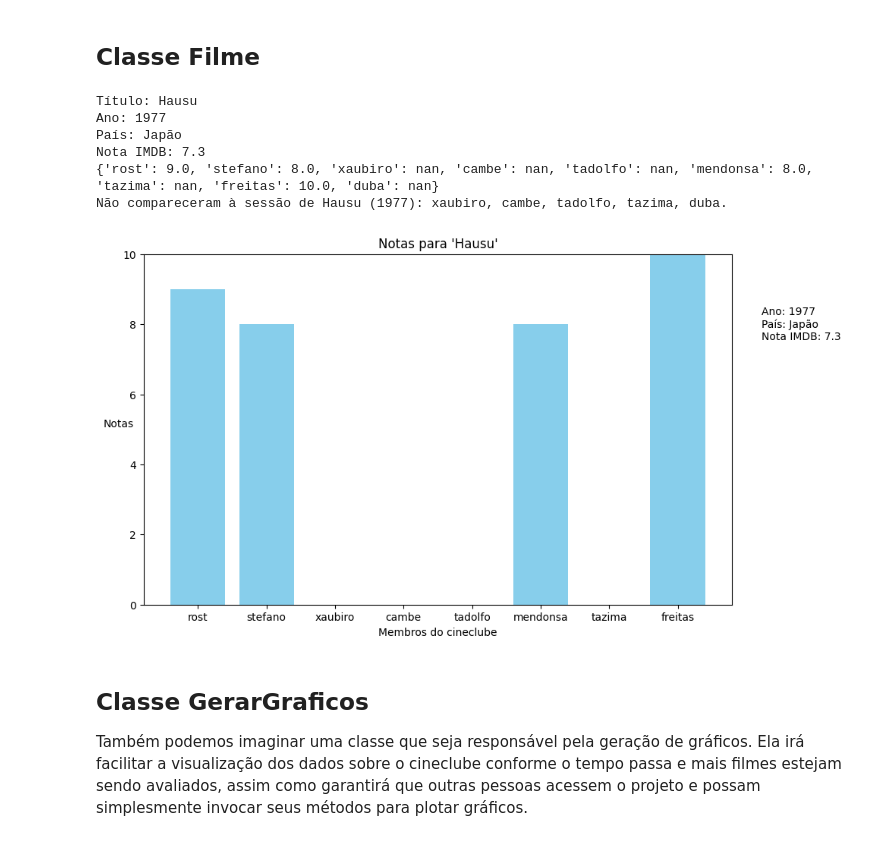
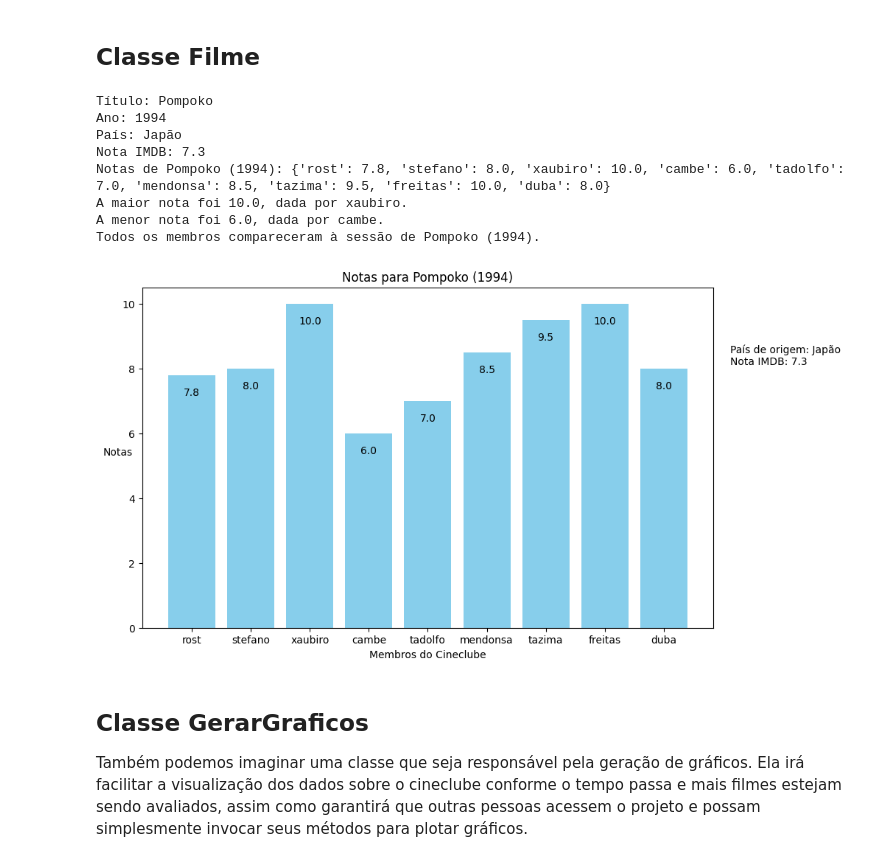
Before and after one commit to feliperost/cineclube, a Jupyter notebook: Cineclube_teste.ipynb, the cells around one changed output. Drawn from its saved outputs; the diff is of its cells as text; code cells hidden in the pictures.

Commit message:
alterando a lógica de acesso ao dataframe na classe Filme, atualização nos métodos

```diff
--- a/Cineclube_teste.ipynb
+++ b/Cineclube_teste.ipynb
@@ -624,20 +630,27 @@ class Filme:
         plt.show()
-# %%
-# testando a classe e seus métodos com um filme
-# utilizando o dataframe 'df' do cineclube
-hausu = Filme("Hausu", df)
-print(hausu.info_basica())
-print(hausu.notas_cineclube())
-print(hausu.membros_faltantes())
-hausu.grafico_notas_cineclube()
-# %% [output]
-Título: Hausu
-Ano: 1977
-País: Japão
-Nota IMDB: 7.3
-{'rost': 9.0, 'stefano': 8.0, 'xaubiro': nan, 'cambe': nan, 'tadolfo': nan, 'mendonsa': 8.0, 'tazima': nan, 'freitas': 10.0, 'duba': nan}
-Não compareceram à sessão de Hausu (1977): xaubiro, cambe, tadolfo, tazima, duba.
-[figure, removed]
+# %%
+# abaixo, encontra o filme pelo título usando query() no dataframe 'df' do cineclube
+# por enquanto o título precisa estar precisamente como foi descrito no dataframe...
+filme = df.query("Filme == 'Pompoko'").iloc[0]
+
+# instanciamos a classe com o filme pesquisado
+pompoko = Filme(filme)
+
+# testando a classe e seus métodos com um filme
+print(pompoko.info_basica())
+print(pompoko.notas_cineclube())
+print(pompoko.membros_faltantes())
+pompoko.grafico_notas_cineclube()
+# %% [output]
+Título: Pompoko
+Ano: 1994
+País: Japão
+Nota IMDB: 7.3
+Notas de Pompoko (1994): {'rost': 7.8, 'stefano': 8.0, 'xaubiro': 10.0, 'cambe': 6.0, 'tadolfo': 7.0, 'mendonsa': 8.5, 'tazima': 9.5, 'freitas': 10.0, 'duba': 8.0}
+A maior nota foi 10.0, dada por xaubiro.
+A menor nota foi 6.0, dada por cambe.
+Todos os membros compareceram à sessão de Pompoko (1994).
+[figure, added]
 # %% [markdown]
 ## Classe GerarGraficos
 
```
Also changed, not shown: parts of 6 cells of this notebook.
